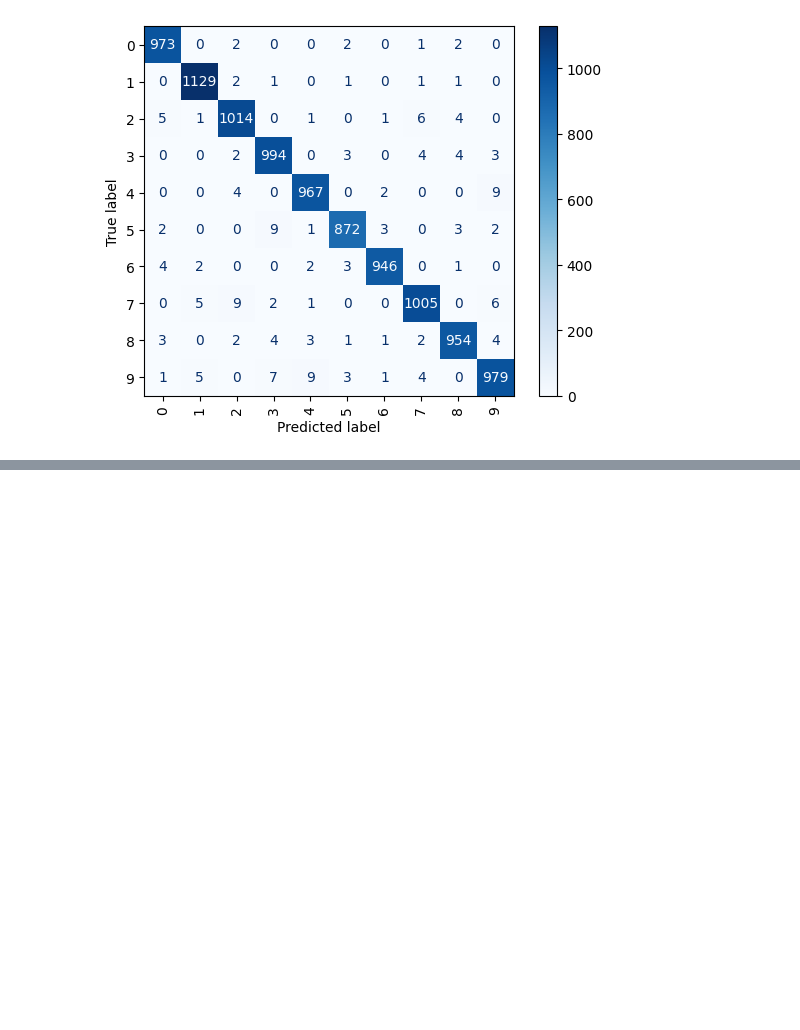
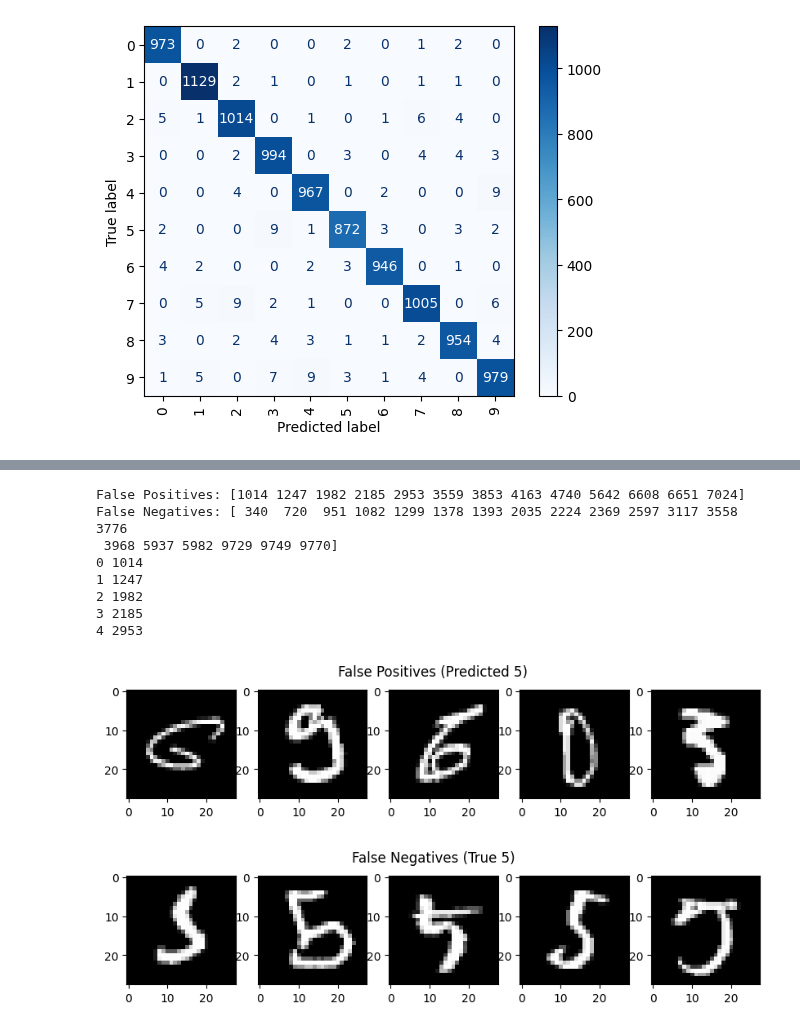
Before and after one commit to PaulBichl/machine-learning, a Jupyter notebook: src/machine_learning/NumberClassification/Load_MNIST_Data.ipynb, the cells around one changed output, grey strips where cells are left out. Saved outputs shown, nothing was run; the diff lists cells and outputs as text; code cells hidden in the pictures; blank space fills up the shorter version.

Commit message:
cleanup, added examplex for false classification on non binary model

```diff
--- a/src/machine_learning/NumberClassification/Load_MNIST_Data.ipynb
+++ b/src/machine_learning/NumberClassification/Load_MNIST_Data.ipynb
@@ -298,0 +316,37 @@ print(cr)
+# %%
+# False classifications for class 5
+false_positives = np.where((y_test != "5") & (y_pred == "5"))[0]
+false_negatives = np.where((y_test == "5") & (y_pred != "5"))[0]
+
+print("False Positives:", false_positives)
+print("False Negatives:", false_negatives)
+
+# Limit to 5 for display
+false_positives = false_positives[:5]
+false_negatives = false_negatives[:5]
+
+# Plot False Positives
+fig, ax = plt.subplots(1, 5, figsize=(10, 2))
+fig.suptitle("False Positives (Predicted 5)")
+for id, i in enumerate(false_positives):
+    print(id, i)
+    test_image = X_test[i].reshape(28, 28)
+    ax[id].imshow(test_image, cmap='gray', vmin=0, vmax=255)
+
+# Plot False Negatives
+fig, ax = plt.subplots(1, 5, figsize=(10, 2))
+fig.suptitle("False Negatives (True 5)")
+for id, i in enumerate(false_negatives):
+    test_image = X_test[i].reshape(28, 28)
+    ax[id].imshow(test_image, cmap='gray', vmin=0, vmax=255)
+# %% [output]
+False Positives: [1014 1247 1982 2185 2953 3559 3853 4163 4740 5642 6608 6651 7024]
+False Negatives: [ 340  720  951 1082 1299 1378 1393 2035 2224 2369 2597 3117 3558 3776
+ 3968 5937 5982 9729 9749 9770]
+0 1014
+1 1247
+2 1982
+3 2185
+4 2953
+[figure, added]
+[figure, added]
```
Also changed, not shown: parts of 7 cells of this notebook.
